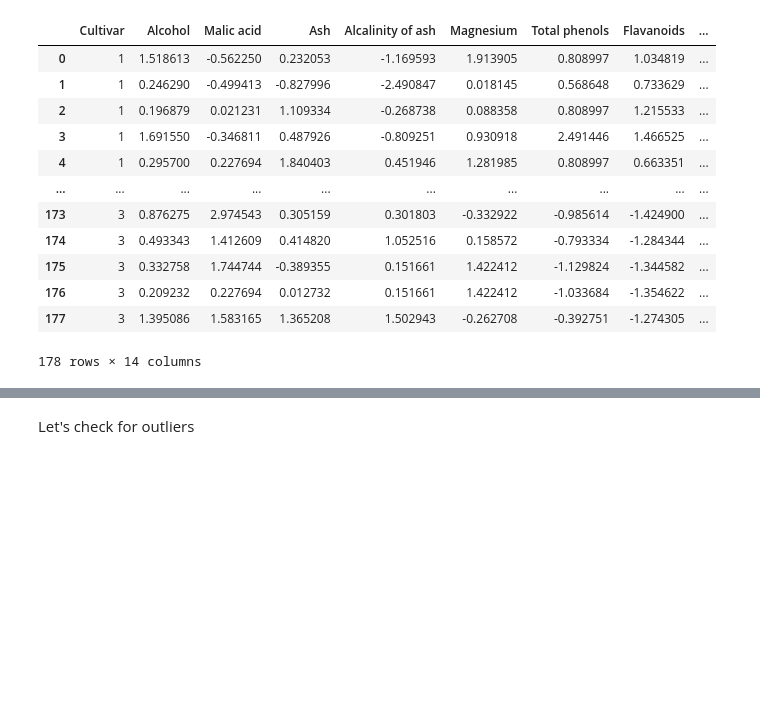
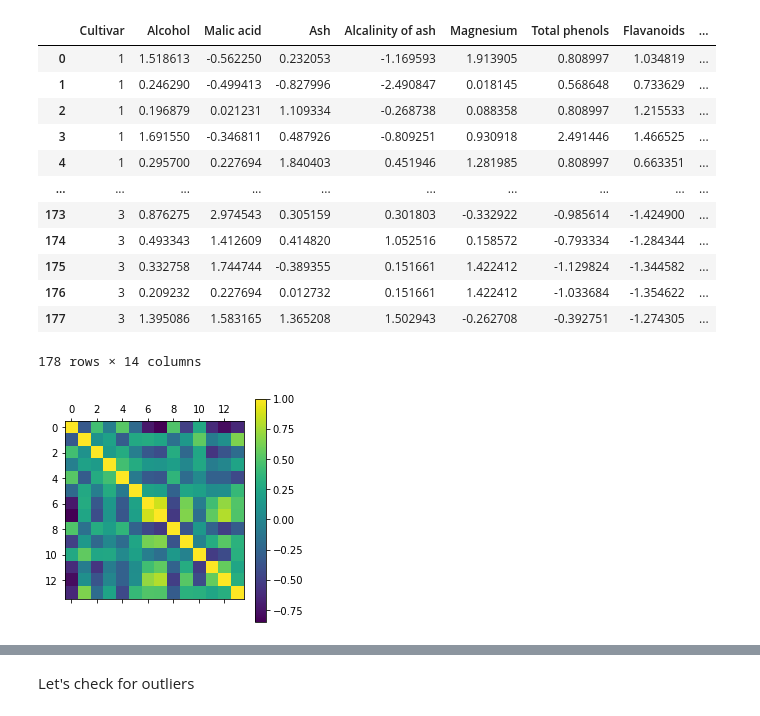
Before and after one commit to NPGiorgi/mlucu, a Jupyter notebook: wines/wines.ipynb, the cells around one changed output, grey strips where cells are left out. Drawn from its saved outputs; the diff is of its cells as text; code cells hidden in the pictures; blank space fills up the shorter version.

```diff
--- a/wines/wines.ipynb
+++ b/wines/wines.ipynb
@@ -79,3 +79,15 @@ df.copy()
 | 176 | 3 | 0.209232 | 0.227694 | 0.012732 | 0.151661 | 1.422412 | -1.033684 | -1.354622 | ... |
 | 177 | 3 | 1.395086 | 1.583165 | 1.365208 | 1.502943 | -0.262708 | -0.392751 | -1.274305 | ... |
 178 rows × 14 columns
+# %%
+import matplotlib.pyplot as plt
+
+# plot heatmap
+plt.matshow(df.corr())
+cb = plt.colorbar()
+plt.show()
+
+# show numerical values
+df.corr()
+# %% [output]
+[figure, added]
```
Also changed, not shown: parts of 3 cells of this notebook, 1 other file.
